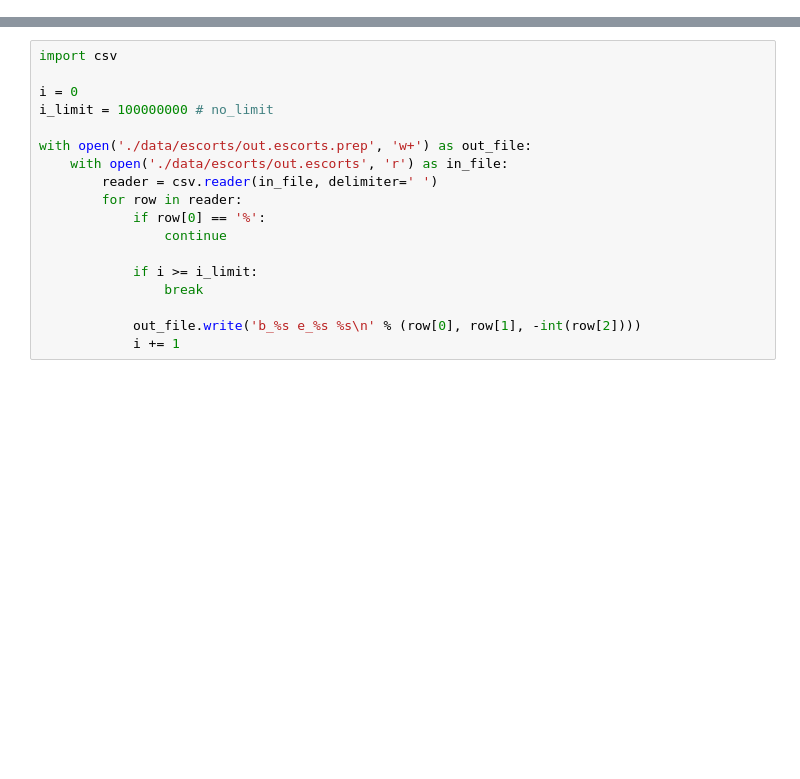
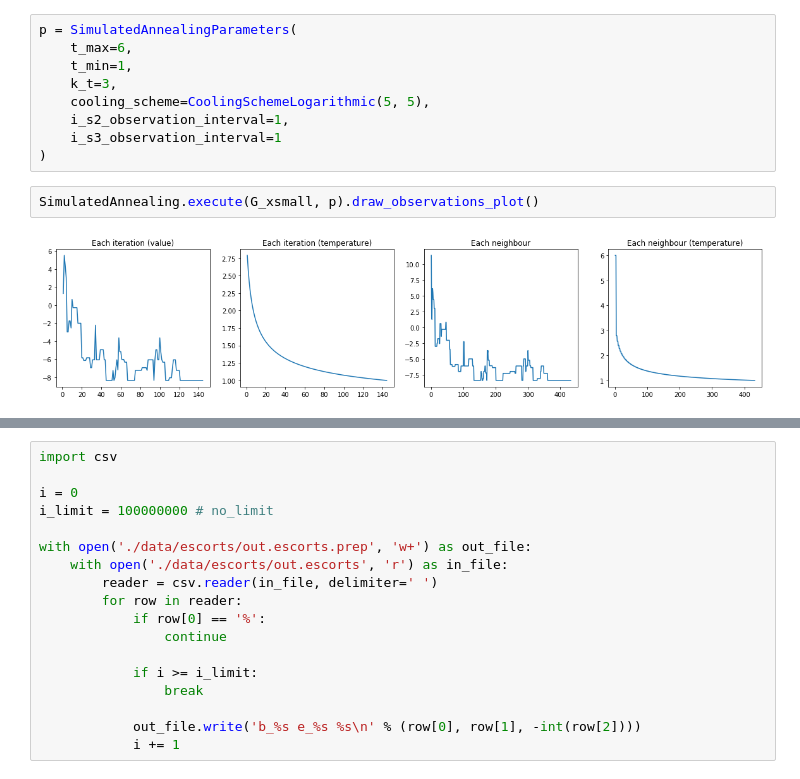
Before and after one commit to zacateras/simulated-anneling-in-weighted-directed-graph-assignment-problem, a Jupyter notebook: report.ipynb, the cells around one changed output, grey strips where cells are left out. Saved outputs shown, nothing was run; the diff lists cells and outputs as text; blank space fills up the shorter version.

```diff
--- a/report.ipynb
+++ b/report.ipynb
@@ -910,0 +146,13 @@ The dataset needs to be preprocessed before analysis. Since the first column con
+# %%
+p = SimulatedAnnealingParameters(
+    t_max=6,
+    t_min=1,
+    k_t=3,
+    cooling_scheme=CoolingSchemeLogarithmic(5, 5),
+    i_s2_observation_interval=1,
+    i_s3_observation_interval=1
+)
+# %%
+SimulatedAnnealing.execute(G_xsmall, p).draw_observations_plot()
+# %% [output]
+[figure, added]
```
Also changed, not shown: parts of 225 cells of this notebook, 2 other files.
